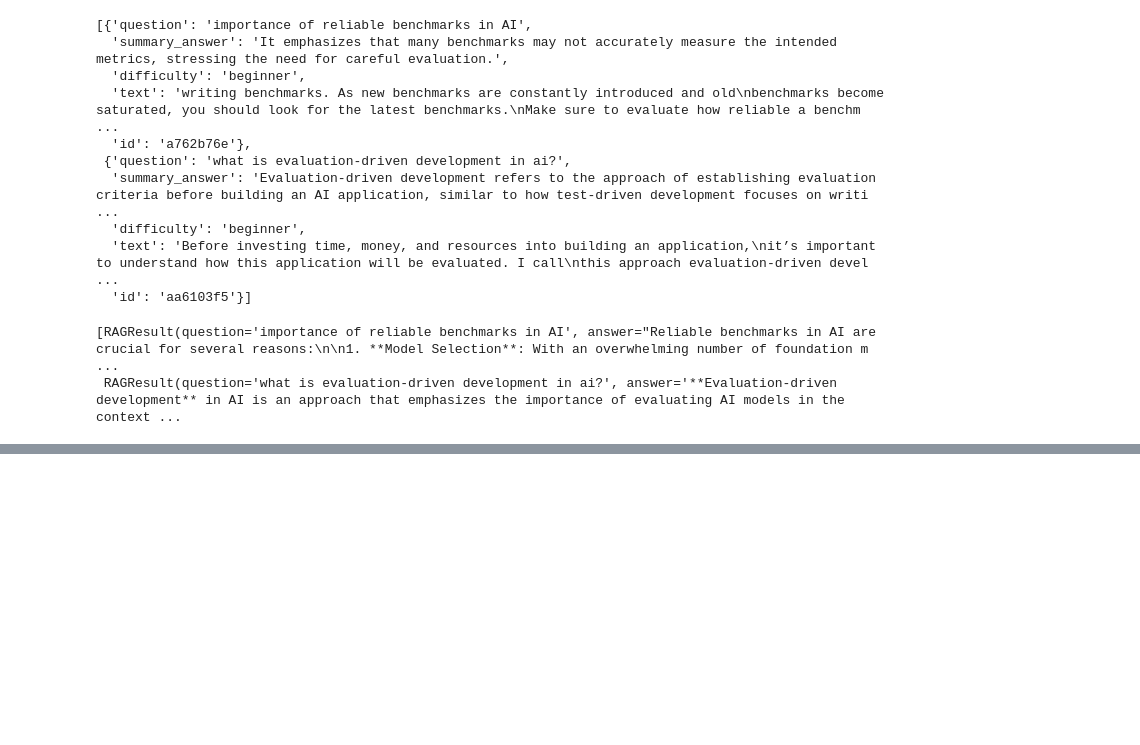
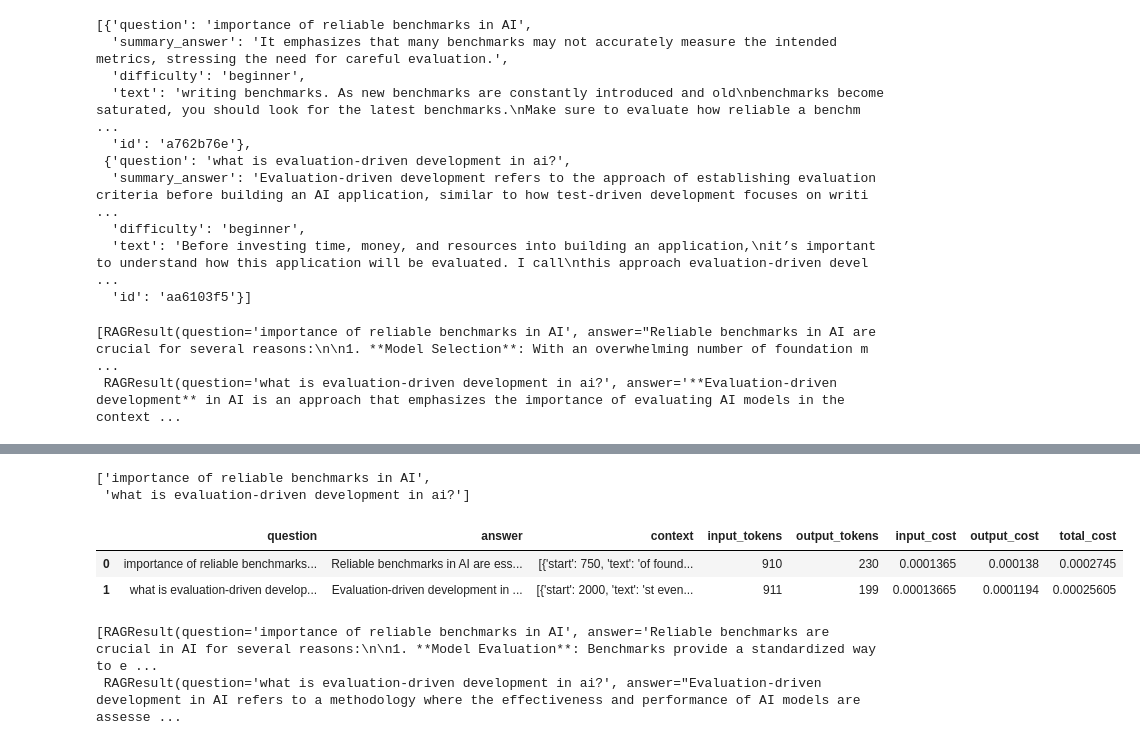
Before and after one commit to vtdinh13/ai-engineering-notes, a Jupyter notebook: experiment-chunking/rag-responses-test.ipynb, the cells around one changed output, grey strips where cells are left out. Cells and saved outputs as stored; diff of their text form; code cells hidden in the pictures; blank space fills up the shorter version.

Commit message:
add: async code

```diff
--- a/experiment-chunking/rag-responses-test.ipynb
+++ b/experiment-chunking/rag-responses-test.ipynb
@@ -69,0 +111,43 @@ pd.DataFrame(all_results)
+# %%
+[q["question"] for q in test_dict][:2]
+# %% [output]
+['importance of reliable benchmarks in AI',
+ 'what is evaluation-driven development in ai?']
+# %%
+#test asyncrony
+
+from tqdm import tqdm
+from rag import run_rag
+
+questions = [q["question"] for q in test_dict]
+
+def map_progress(pool, seq, f):
+    """Map function f over seq using the provided executor pool while
+    displaying a tqdm progress bar. Returns a list of results in submission order.
+    """
+    results = []
+
+    with tqdm(total=len(seq)) as progress:
+        futures = []
+
+        for el in seq:
+            future = pool.submit(f, el)
+            future.add_done_callback(lambda p: progress.update())
+            futures.append(future)
+
+        for future in futures:
+            result = future.result()
+            results.append(result)
+
+        return results
+
+from concurrent.futures import ThreadPoolExecutor
+
+with ThreadPoolExecutor(max_workers=6) as pool:
+    results = map_progress(pool, questions, run_rag)
+# %%
+pd.DataFrame(results)
+# %% [output]
+|  | question | answer | context | input_tokens | output_tokens | input_cost | output_cost | total_cost |
+| 0 | importance of reliable benchmarks... | Reliable benchmarks in AI are ess... | [{'start': 750, 'text': 'of found... | 910 | 230 | 0.0001365 | 0.000138 | 0.0002745 |
+| 1 | what is evaluation-driven develop... | Evaluation-driven development in ... | [{'start': 2000, 'text': 'st even... | 911 | 199 | 0.00013665 | 0.0001194 | 0.00025605 |
@@ -69,0 +163,9 @@ pd.DataFrame(all_results)
+# %%
+# test function
+from rag import run_rag_concurrent
+
+gt_path = "sample_gt.csv"
+run_rag_concurrent(gt_path, "test.json")
+# %% [output]
+[RAGResult(question='importance of reliable benchmarks in AI', answer='Reliable benchmarks are crucial in AI for several reasons:\n\n1. **Model Evaluation**: Benchmarks provide a standardized way to e ...
+ RAGResult(question='what is evaluation-driven development in ai?', answer="Evaluation-driven development in AI refers to a methodology where the effectiveness and performance of AI models are assesse ...
```
Also changed, not shown: parts of 2 cells of this notebook, 3 other files.
